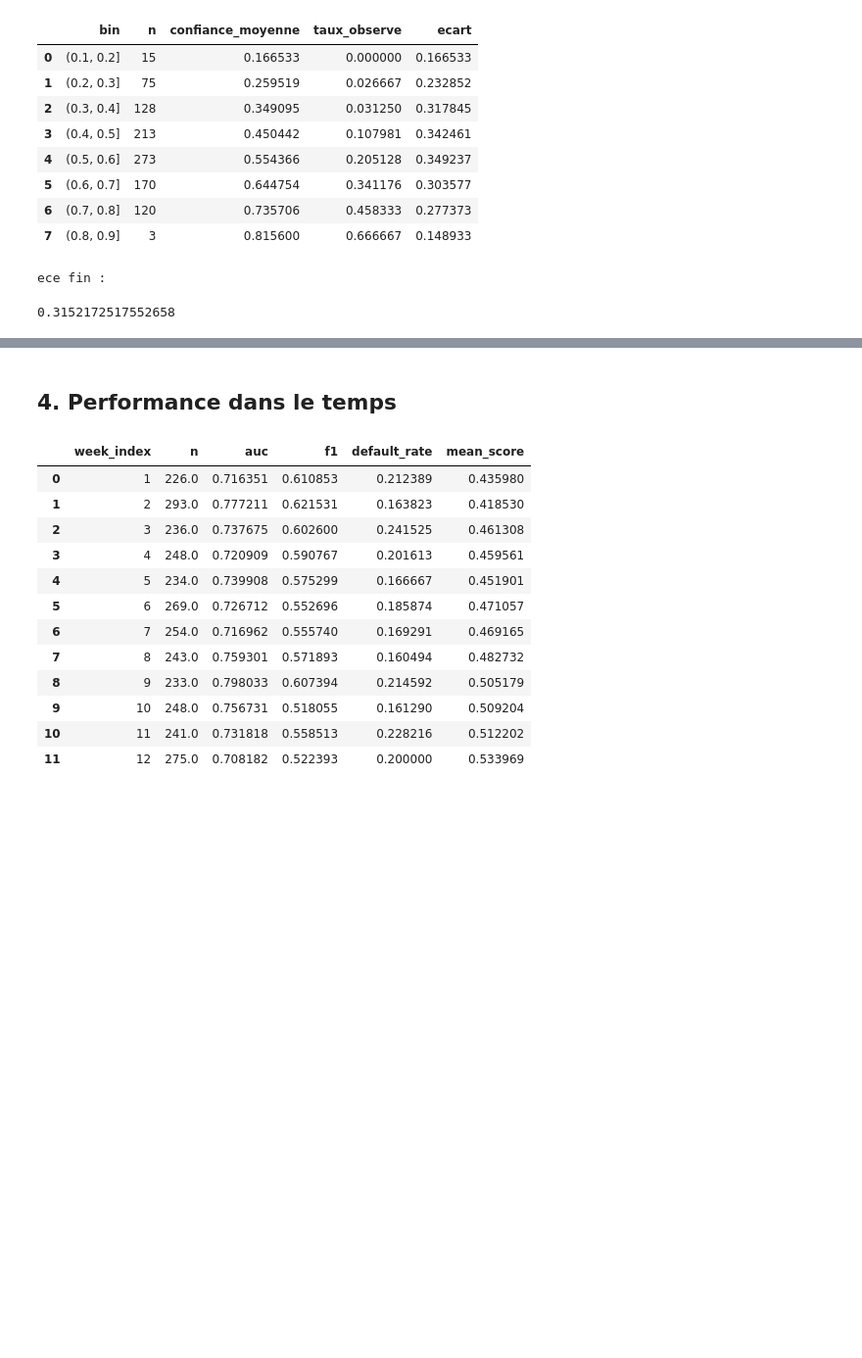
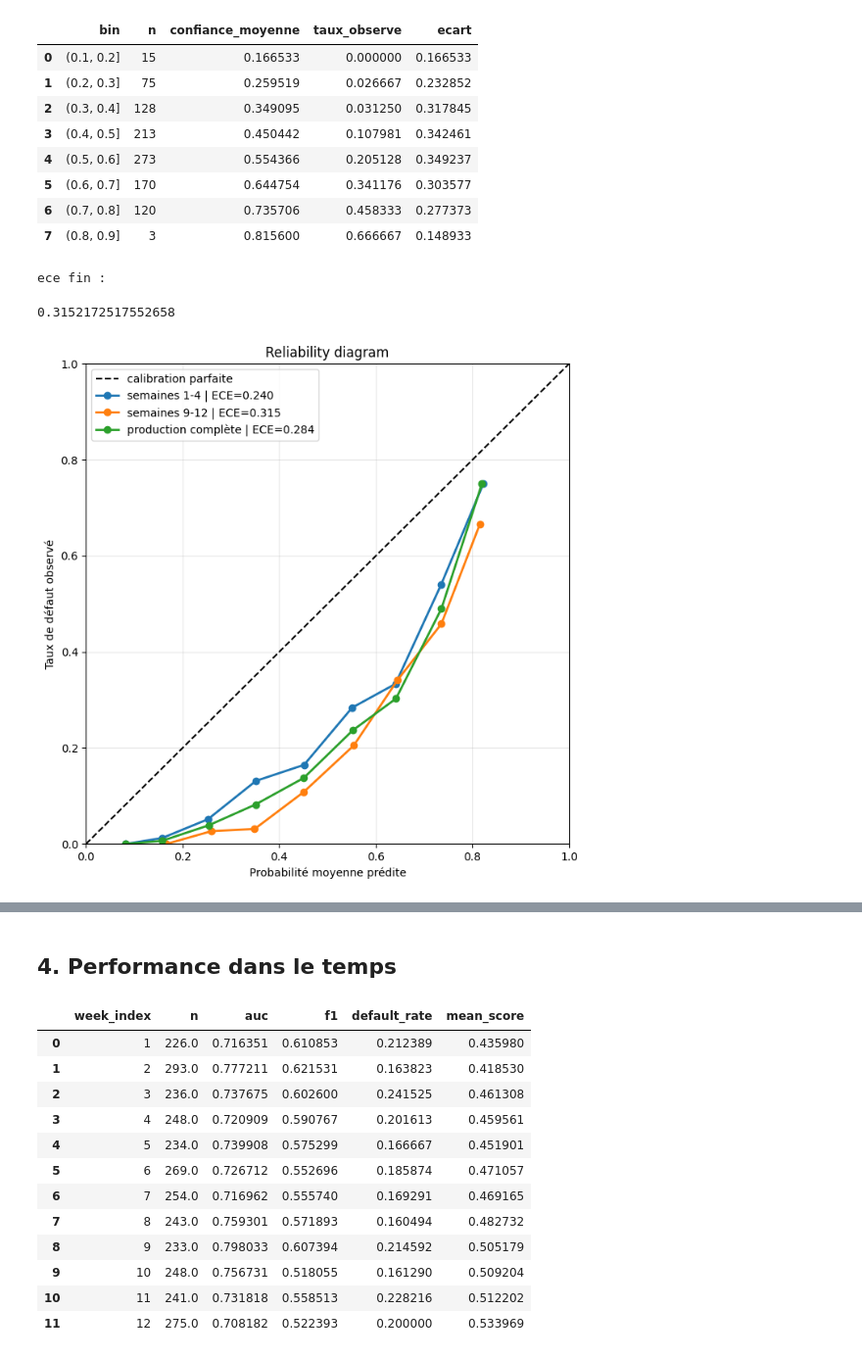
Before and after one commit to ddedomeni-j/M6-B1-pyrenex-drift-Romain-JulienD, a Jupyter notebook: notebooks/M6-B1_pyrenex-drift-Romain-JulienD.ipynb, the cells around one changed output, grey strips where cells are left out. Shown at 98% size. Cells and saved outputs as stored; diff of their text form; code cells hidden in the pictures; blank space fills up the shorter version.

Commit message:
feat(notebook & md) ajout du reliability diagram + Diagnostic data vs concept drift + Note de recommandation\n\nCo-authored-by: JulienD <julien.dedomenico@atos.ai>

```diff
--- a/notebooks/M6-B1_pyrenex-drift-Romain-JulienD.ipynb
+++ b/notebooks/M6-B1_pyrenex-drift-Romain-JulienD.ipynb
@@ -566,3 +566,71 @@ table fin :
 | 7 | (0.8, 0.9] | 3 | 0.815600 | 0.666667 | 0.148933 |
 ece fin :
 0.3152172517552658
+# %%
+# reliability diagram, le modèle est-il sur/sous-confiant par rapport à la réalité
+pred = pd.read_csv("../data/predictions_log.csv")
+pred["timestamp"] = pd.to_datetime(pred["timestamp"], errors="coerce")
+pred = pred.sort_values("timestamp").copy()
+
+start_date = pred["timestamp"].min()
+pred["week_index"] = ((pred["timestamp"] - start_date).dt.days // 7) + 1
+
+pred_w1_4 = pred[pred["week_index"].between(1, 4)]
+pred_w9_12 = pred[pred["week_index"].between(9, 12)]
+
+calibration_sets = {
+    "semaines 1-4": pred_w1_4,
+    "semaines 9-12": pred_w9_12,
+    "production complète": pred,
+}
+
+fig, ax = plt.subplots(figsize=(7, 7))
+ax.plot([0, 1], [0, 1], linestyle="--", color="black", linewidth=1.5, label="calibration parfaite")
+
+reliability_tables = {}
+for label, data in calibration_sets.items():
+    table = reliability_table(data["proba_default"], data["true_label"], n_bins=10)
+    table["periode"] = label
+    table["biais"] = table["taux_observe"] - table["confiance_moyenne"]
+    table["interpretation"] = np.where(
+        table["biais"] > 0,
+        "sous-estime le risque",
+        np.where(table["biais"] < 0, "surestime le risque", "calibre"),
+    )
+    reliability_tables[label] = table
+
+    ax.plot(
+        table["confiance_moyenne"],
+        table["taux_observe"],
+        marker="o",
+        linewidth=2,
+        label=f"{label} | ECE={expected_calibration_error(data['proba_default'], data['true_label'], n_bins=10):.3f}",
+    )
+
+ax.set_title("Reliability diagram")
+ax.set_xlabel("Probabilité moyenne prédite")
+ax.set_ylabel("Taux de défaut observé")
+ax.set_xlim(0, 1)
+ax.set_ylim(0, 1)
+ax.grid(True, alpha=0.3)
+ax.legend()
+plt.tight_layout()
+plt.show()
+
+calibration_summary = pd.concat(reliability_tables.values(), ignore_index=True)
+calibration_summary_display = calibration_summary[[
+    "periode",
+    "bin",
+    "n",
+    "confiance_moyenne",
+    "taux_observe",
+    "biais",
+    "interpretation",
+]].copy()
+
+for col in ["confiance_moyenne", "taux_observe", "biais"]:
+    calibration_summary_display[col] = calibration_summary_display[col].round(3)
+
+display(calibration_summary_display)
+# %% [output]
+[figure, added]
```
Also changed, not shown: parts of 4 cells of this notebook, 1 other file.
